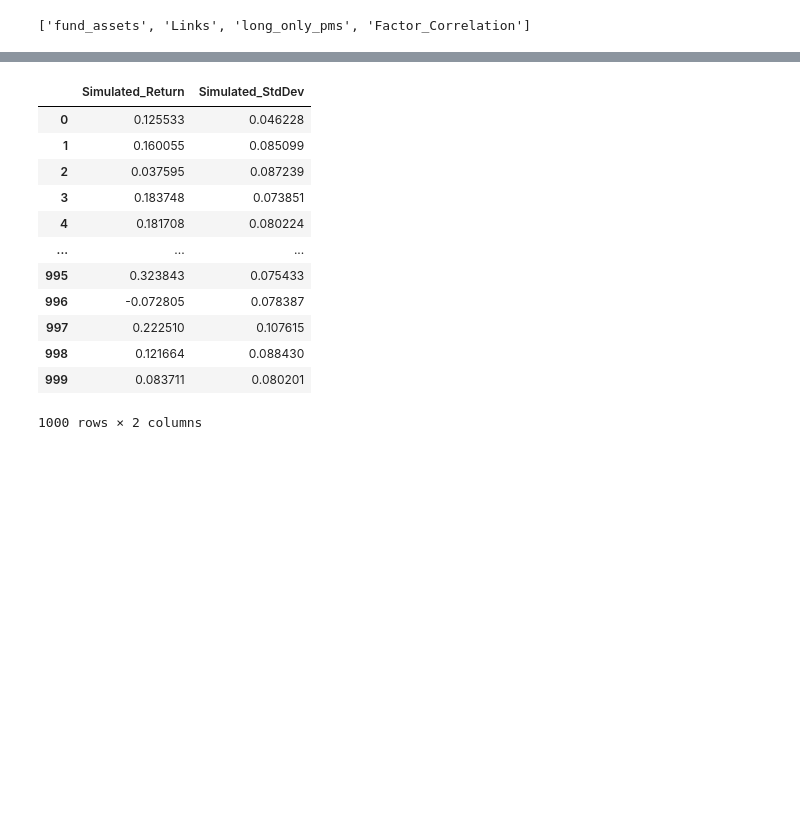
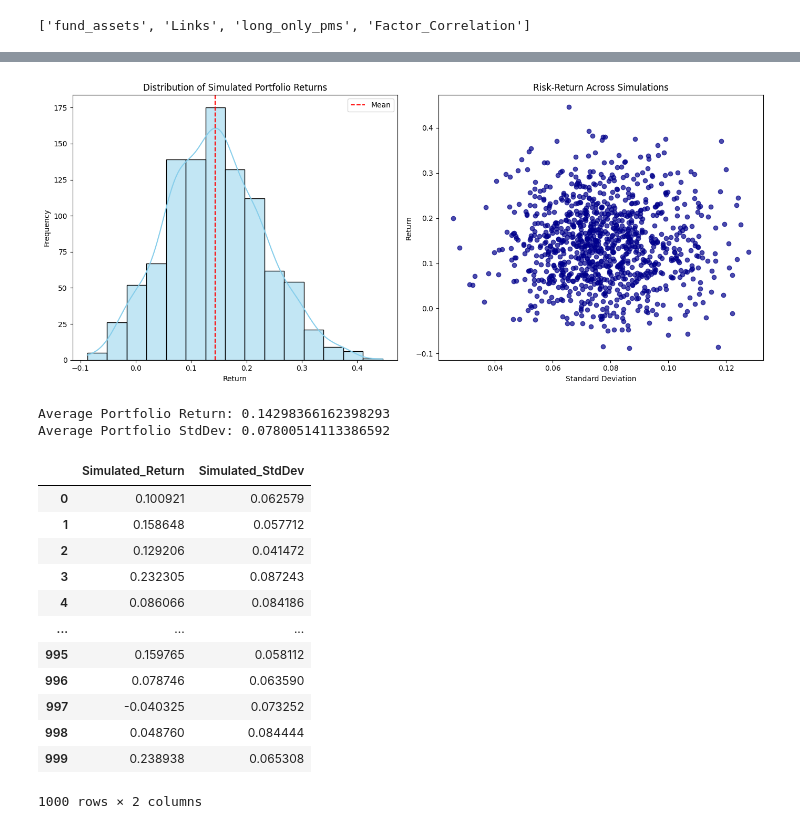
Before and after one commit to pratyush-x355/fund_analysis, a Jupyter notebook: fund_analysis.ipynb, the cells around one changed output, grey strips where cells are left out. Saved outputs shown, nothing was run; the diff lists cells and outputs as text; code cells hidden in the pictures; blank space fills up the shorter version.

```diff
--- a/fund_analysis.ipynb
+++ b/fund_analysis.ipynb
@@ -66,22 +152,24 @@ instrument_corr
 # %%
 mu = data["Return_post"]
 sigma = data["Std Dev"]
 corr_matrix = instrument_corr
 weights = data["Net_exp"]
 returns = simulate_portfolio(mu, sigma, corr_matrix, weights, n_scenarios=1000)
+plot_simulated_portfolio(returns)
+# %% [output]
+[figure, added]
+Average Portfolio Return: 0.14298366162398293
+Average Portfolio StdDev: 0.07800514113386592
+|  | Simulated_Return | Simulated_StdDev |
+| 0 | 0.100921 | 0.062579 |
+| 1 | 0.158648 | 0.057712 |
+| 2 | 0.129206 | 0.041472 |
+| 3 | 0.232305 | 0.087243 |
+| 4 | 0.086066 | 0.084186 |
+| ... | ... | ... |
+| 995 | 0.159765 | 0.058112 |
+| 996 | 0.078746 | 0.063590 |
+| 997 | -0.040325 | 0.073252 |
+| 998 | 0.048760 | 0.084444 |
+| 999 | 0.238938 | 0.065308 |
+1000 rows × 2 columns
-# %%
-returns
-# %% [output]
-|  | Simulated_Return | Simulated_StdDev |
-| 0 | 0.125533 | 0.046228 |
-| 1 | 0.160055 | 0.085099 |
-| 2 | 0.037595 | 0.087239 |
-| 3 | 0.183748 | 0.073851 |
-| 4 | 0.181708 | 0.080224 |
-| ... | ... | ... |
-| 995 | 0.323843 | 0.075433 |
-| 996 | -0.072805 | 0.078387 |
-| 997 | 0.222510 | 0.107615 |
-| 998 | 0.121664 | 0.088430 |
-| 999 | 0.083711 | 0.080201 |
-1000 rows × 2 columns
```
Also changed, not shown: parts of 6 cells of this notebook, 3 other files.
